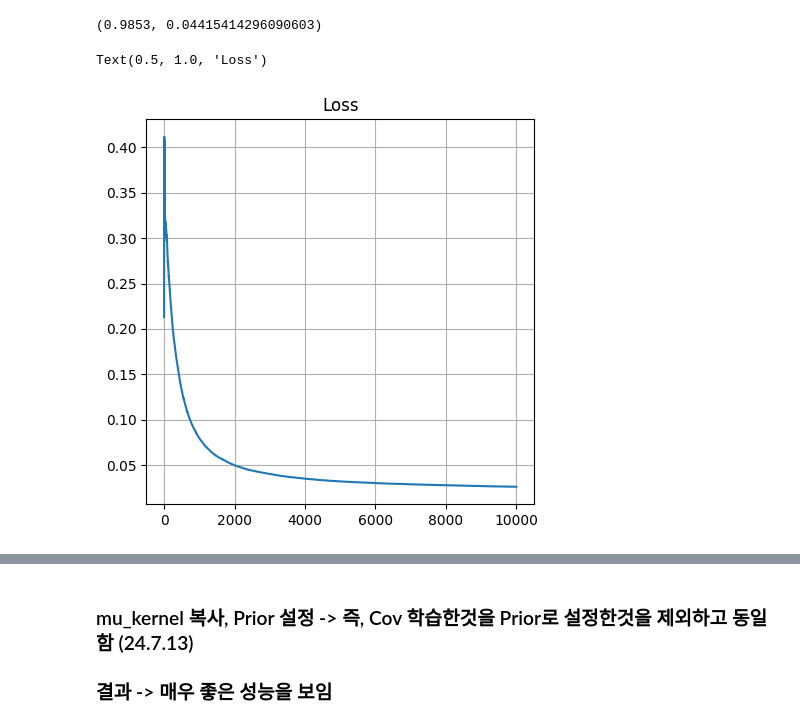
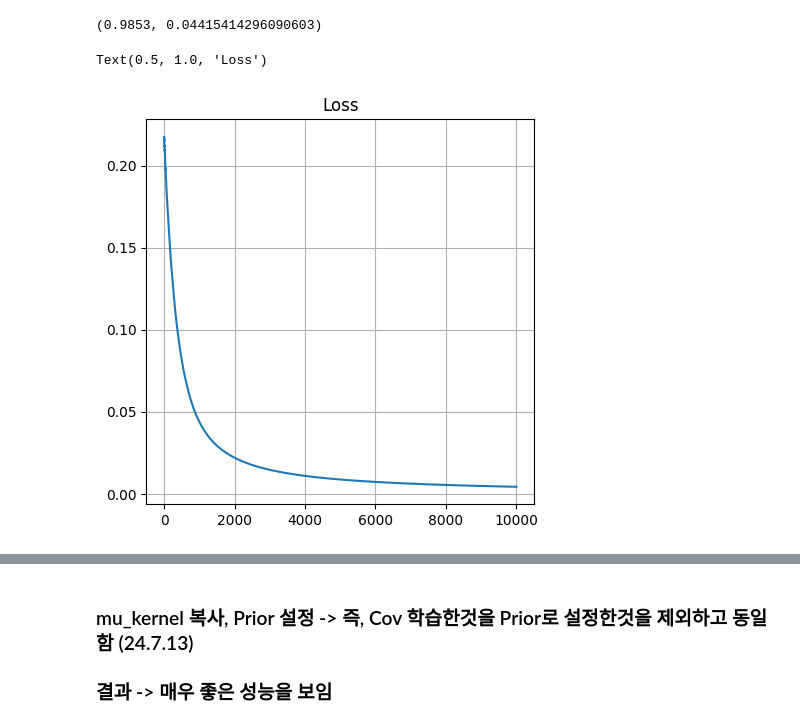
Before and after one commit to godhj93/bayesian-torch, a Jupyter notebook: train.ipynb, the cells around one changed output, grey strips where cells are left out. Saved outputs shown, nothing was run; the diff lists cells and outputs as text; code cells hidden in the pictures.

Commit message:
Updated: LowRank multivairate Gaussian for training

```diff
--- a/train.ipynb
+++ b/train.ipynb
@@ -1183,7 +1183,7 @@ test_DNN(dnn, test_loader)
 # %% [output]
 (0.9848, 0.046528087556362153)
 # %%
-dnn = LeNet().to(device)
+dnn = SimpleCNN().to(device)
 dnn.load_state_dict(torch.load('runs/dnn_bs1024_lr0.001_mc100_ep100_20240710-202543/best_model.pth'))
 
 test_DNN(dnn, test_loader)
@@ -1192,7 +1192,7 @@ test_DNN(dnn, test_loader)
 # %%
 
 device = torch.device('cuda' if torch.cuda.is_available() else 'cpu')
-bnn_multi = LeNet_BNN().to(device)
+bnn_multi = SimpleCNN_multi().to(device)
 optimizer = optim.Adam(bnn_multi.parameters(), lr=1e-3)
 
 mu_log = []
@@ -1214,44 +1214,46 @@ for idx, _ in tqdm(enumerate(range(10000))):
     w_flat_conv1 = w_conv1_dnn.view(-1)
     w_flat_conv2 = w_conv2_dnn.view(-1)
 
-    epslion = 1e-5
-    cov_1 = bnn_multi.conv1.get_covariance_matrix() + epslion * torch.eye(c_in_conv1 * c_out_conv1 * k_conv1 * k_conv1).to(device)
-    cov_2 = bnn_multi.conv2.get_covariance_matrix() + epslion * torch.eye(c_in_conv2 * c_out_conv2 * k_conv2 * k_conv2).to(device)
+    cov_1_L, cov_1_B = bnn_multi.conv1.get_covariance_param()
+    cov_2_L, cov_2_B = bnn_multi.conv2.get_covariance_param()
 
     # Sampling the weight
-    w_bnn_conv1 = torch.distributions.MultivariateNormal(mu_flat_conv1, cov_1).rsample().reshape(c_in_conv1, c_out_conv1, k_conv1, k_conv1)
-    w_bnn_conv2 = torch.distributions.MultivariateNormal(mu_flat_conv2, cov_2).rsample().reshape(c_in_conv2, c_out_conv2, k_conv2, k_conv2)
+    # w_bnn_conv1 = torch.distributions.MultivariateNormal(mu_flat_conv1, cov_1).rsample().reshape(c_in_conv1, c_out_conv1, k_conv1, k_conv1)
+    # w_bnn_conv2 = torch.distributions.MultivariateNormal(mu_flat_conv2, cov_2).rsample().reshape(c_in_conv2, c_out_conv2, k_conv2, k_conv2)
+
+    w_bnn_conv1 = torch.distributions.LowRankMultivariateNormal(mu_flat_conv1, cov_1_L, cov_1_B).rsample().reshape(c_in_conv1, c_out_conv1, k_conv1, k_conv1)
+    w_bnn_conv2 = torch.distributions.LowRankMultivariateNormal(mu_flat_conv2, cov_2_L, cov_2_B).rsample().reshape(c_in_conv2, c_out_conv2, k_conv2, k_conv2)
 
     nll = (w_bnn_conv1 - w_conv1_dnn).pow(2).mean()
     nll += (w_bnn_conv2 - w_conv2_dnn).pow(2).mean()
 
     optimizer.zero_grad()
     nll.backward()  # Do not use retain_graph=True
     optimizer.step()
 
     mu_log.append(mu_flat_conv1.mean().item() + mu_flat_conv2.mean().item())
 
     losses.append(nll.item())
 
     mean_loss.append(np.mean(losses))
 
 plt.figure(figsize=(5,5))
 # plt.subplot(1,3,1)
 # plt.imshow(cov_not_optimized[:9,:9])
 # plt.title('Covariance matrix (not optimized)')
 
 # plt.subplot(1,3,2)
 # i=1
 # plt.imshow(bnn_multi.conv1.get_covariance_matrix().cpu().detach().numpy()[:,:][:9*i,:9*i])
 # plt.title('Covariance matrix (optimized)')
 # plt.colorbar()
 # plt.subplot(1,3,3)
 plt.plot(mean_loss[:])
 plt.grid()
 plt.title('Loss')
 # %% [output]
 Text(0.5, 1.0, 'Loss')
-[figure, old version]
+[figure, new version]
 # %%
 import torch
 import matplotlib.pyplot as plt
```
Also changed, not shown: parts of 6 cells of this notebook, 4 other files.
